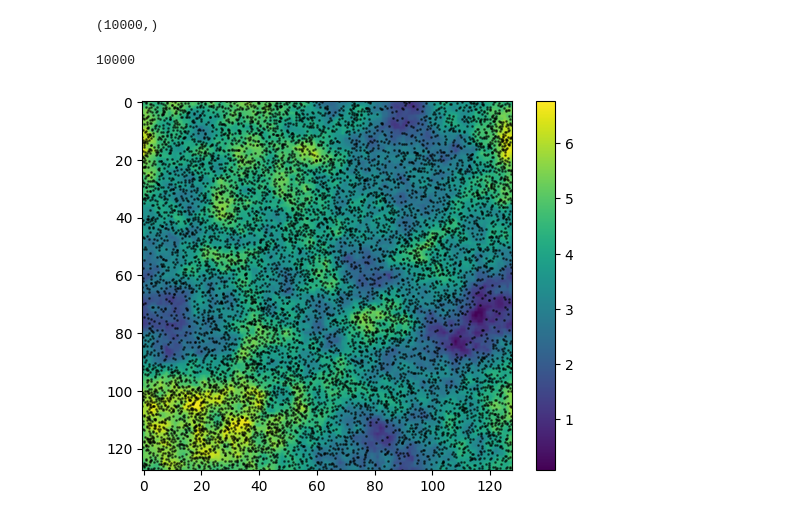
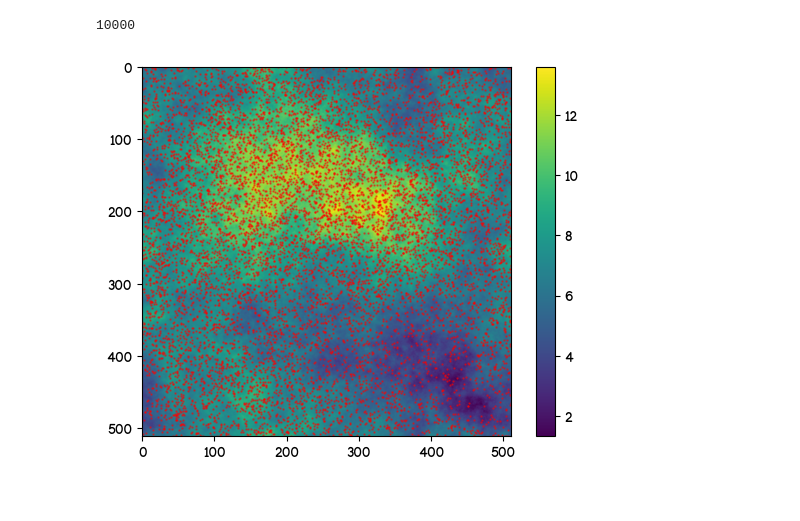
Before and after one commit to oscarmonllor99/cosmokdtree, a Jupyter notebook: benchmark/examples/generate_inhomogeneous_distribution.ipynb, the cells around one changed output. Saved outputs shown, nothing was run; the diff lists cells and outputs as text; code cells hidden in the pictures.

```diff
--- a/benchmark/examples/generate_inhomogeneous_distribution.ipynb
+++ b/benchmark/examples/generate_inhomogeneous_distribution.ipynb
@@ -3,9 +3,13 @@ import numpy as np
 from matplotlib import pyplot as plt
 import os, sys
 from scipy.optimize import bisect
+# %%
+plt.rcParams["font.family"] = "Manjari"
+#bold
+plt.rcParams["font.weight"] = "bold"
 # %%
-L = 1.0
-Npart = 1e7
+L = 100.0
+Npart = 1e9
 nx = 2**(int(round(np.log2(Npart**(1/3))))-1)
 dx = L/nx
 xvec = np.linspace(0+dx/2, L-dx/2, nx)
@@ -78,10 +101,6 @@ for i in range(nx):
 xpart = np.concatenate(xpart)
 ypart = np.concatenate(ypart)
 zpart = np.concatenate(zpart)
-# %%
-select.shape
-# %% [output]
-(10000,)
 # %%
 select = (xvec[int(nx/2)]-dx/2<zpart) & (zpart<xvec[int(nx/2)]+dx/2)
 if select.sum() > 1e4:
@@ -96,8 +115,8 @@ print(select.sum())
 # %%
 plt.imshow(densi[:, :, int(nx/2)].T, cmap='viridis')
 plt.colorbar()
-plt.scatter(xpart[select]/dx - 0.5, ypart[select]/dx - 0.5, s=1, c='k', alpha=0.5)
+plt.scatter(xpart[select]/dx - 0.5, ypart[select]/dx - 0.5, s=0.5, c='red', alpha=0.5)
 #plt.contour(parts[:,:,int(nx/2)], levels=[10])
 plt.gca().set_aspect(1)
 # %% [output]
-[figure, old version]
+[figure, new version]
```
Also changed, not shown: parts of 9 cells of this notebook, 6 other files.
